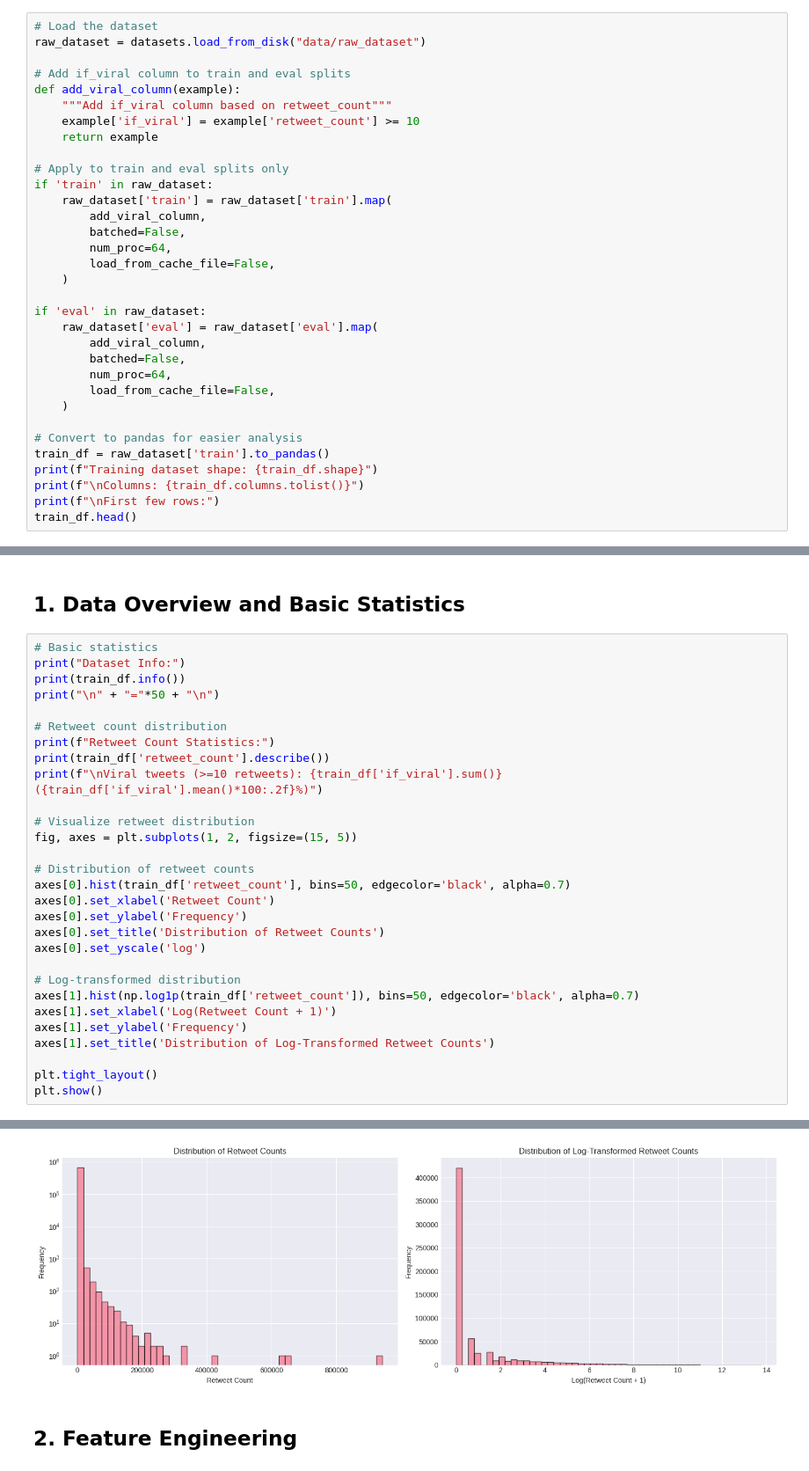
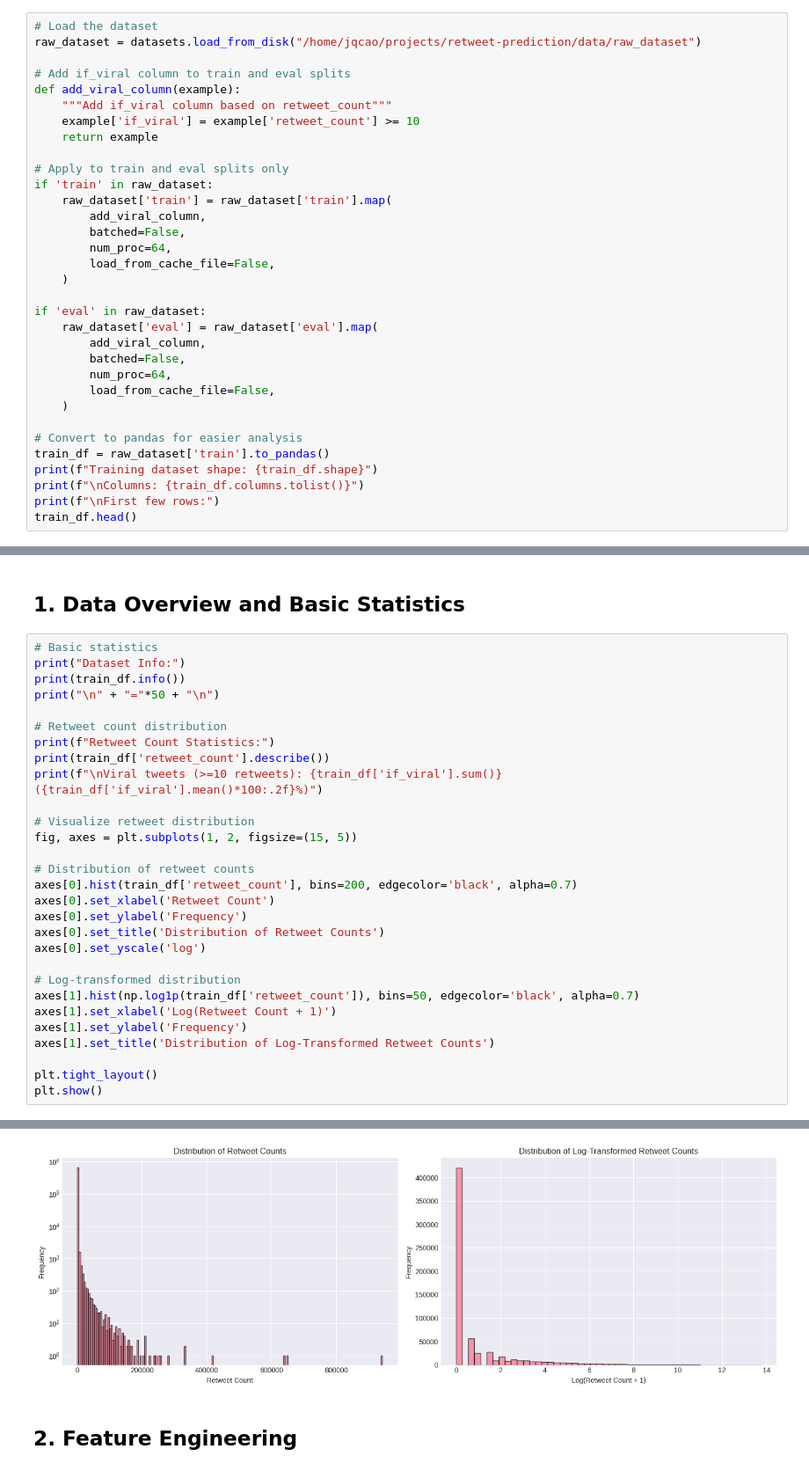
Before and after one commit to Clover-Hill/retweet-prediction, a Jupyter notebook: feature_engineering/feature_selection.ipynb, the cells around one changed output, grey strips where cells are left out. Shown at 88% size. Cells and saved outputs as stored; diff of their text form.

```diff
--- a/feature_engineering/feature_selection.ipynb
+++ b/feature_engineering/feature_selection.ipynb
@@ -28,7 +28,7 @@ plt.style.use('seaborn-v0_8-darkgrid')
 sns.set_palette("husl")
 # %%
 # Load the dataset
-raw_dataset = datasets.load_from_disk("data/raw_dataset")
+raw_dataset = datasets.load_from_disk("/home/jqcao/projects/retweet-prediction/data/raw_dataset")
 
 # Add if_viral column to train and eval splits
 def add_viral_column(example):
@@ -88,39 +88,39 @@ print(f"\nViral tweets (>=10 retweets): {train_df['if_viral'].sum()} ({train_df[
 fig, axes = plt.subplots(1, 2, figsize=(15, 5))
 
 # Distribution of retweet counts
-axes[0].hist(train_df['retweet_count'], bins=50, edgecolor='black', alpha=0.7)
+axes[0].hist(train_df['retweet_count'], bins=200, edgecolor='black', alpha=0.7)
 axes[0].set_xlabel('Retweet Count')
 axes[0].set_ylabel('Frequency')
 axes[0].set_title('Distribution of Retweet Counts')
 axes[0].set_yscale('log')
 
 # Log-transformed distribution
 axes[1].hist(np.log1p(train_df['retweet_count']), bins=50, edgecolor='black', alpha=0.7)
 axes[1].set_xlabel('Log(Retweet Count + 1)')
 axes[1].set_ylabel('Frequency')
 axes[1].set_title('Distribution of Log-Transformed Retweet Counts')
 
 plt.tight_layout()
 plt.show()
 # %% [output]
 Dataset Info:
 <class 'pandas.core.frame.DataFrame'>
 RangeIndex: 662777 entries, 0 to 662776
 Data columns (total 12 columns):
  #   Column                Non-Null Count   Dtype
 ---  ------                --------------   -----
  0   id                    662777 non-null  int64
  1   timestamp             662777 non-null  int64
  2   retweet_count         662777 non-null  int64
  3   user_verified         662777 non-null  bool
  4   user_statuses_count   662777 non-null  int64
  5   user_followers_count  662777 non-null  int64
 ... (20 lines left out)
 max      942572.000000
 Name: retweet_count, dtype: float64
 
 Viral tweets (>=10 retweets): 99962 (15.08%)
-[figure, old version]
+[figure, new version]
 # %% [markdown]
 ## 2. Feature Engineering
 # %%
```
Also changed, not shown: parts of 1 cell of this notebook, 3 other files.
